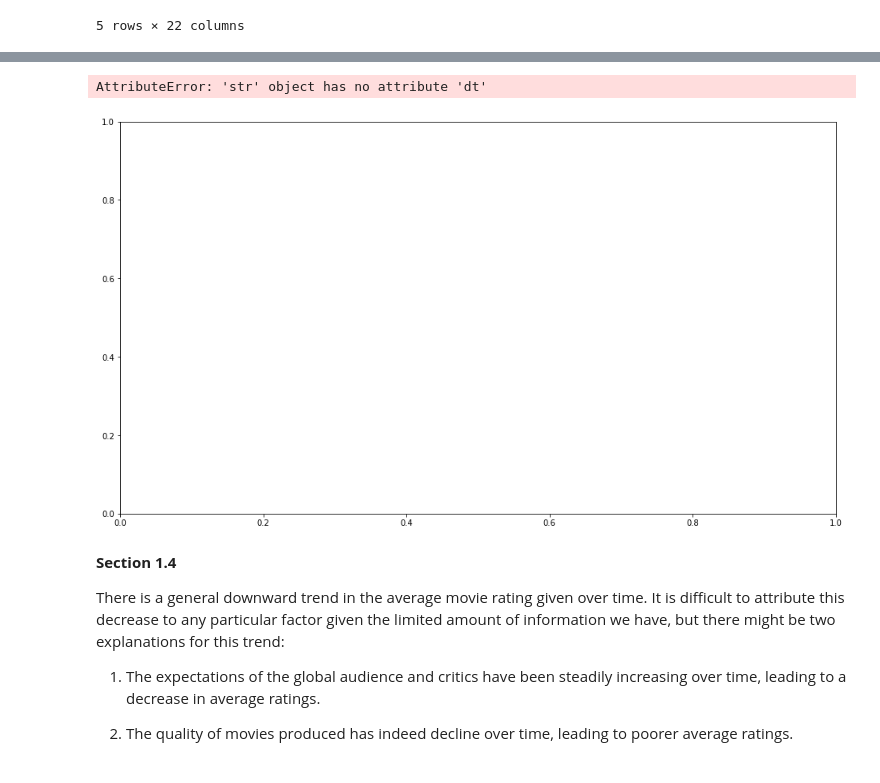
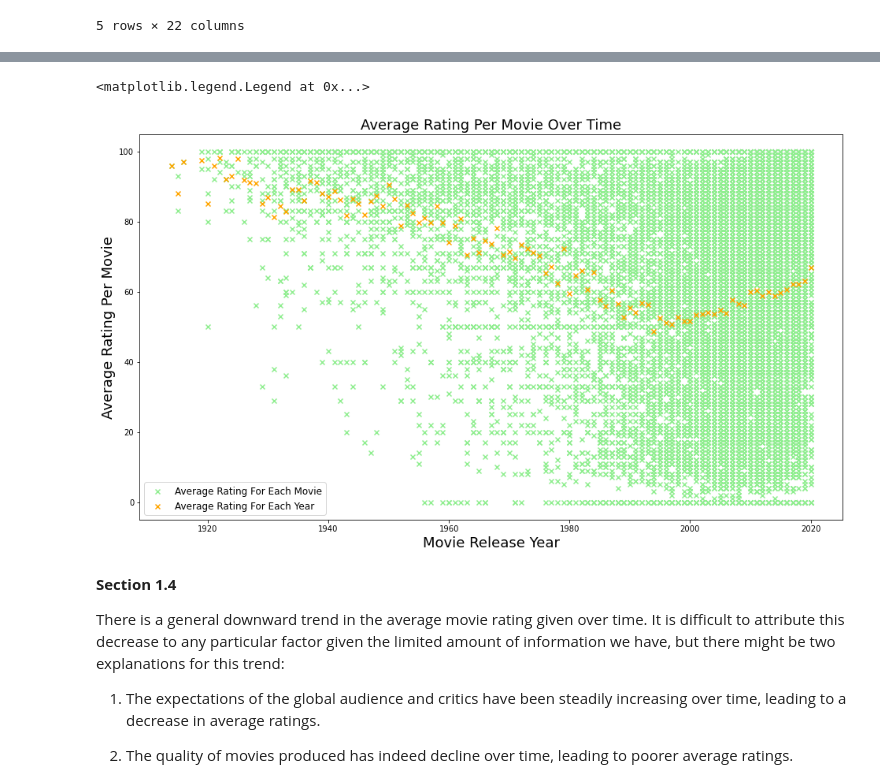
Before and after one commit to codebotx/Movie-rating-prediction, a Jupyter notebook: Movie Rating Prediction Using Naive Bayes.ipynb, the cells around one changed output, grey strips where cells are left out. Cells and saved outputs as stored; diff of their text form; code cells hidden in the pictures.

```diff
--- a/Movie Rating Prediction Using Naive Bayes.ipynb
+++ b/Movie Rating Prediction Using Naive Bayes.ipynb
@@ -140,3 +140,6 @@ movies.head()
 | 3 | m/1000013-12_angry_men | 12 Angry Men (Twelve Angry Men) | Following the closing arguments i... | Sidney Lumet's feature debut is a... | NR | Classics, Drama | Sidney Lumet | ... |
 | 4 | m/1000079-20000_leagues_under_the... | 20,000 Leagues Under The Sea | In 1866, Professor Pierre M. Aron... | One of Disney's finest live-actio... | G | Action & Adventure, Drama, Kids &... | Richard Fleischer | ... |
 5 rows × 22 columns
+# %%
+movies['year']=pd.to_datetime(movies['original_release_date']).dt.year
+movies.head()
@@ -144,4 +155,4 @@ movies.head()
 pd.options.mode.chained_assignment = None
 cleanMovies = movies[~((movies.tomatometer_rating == '0') | (movies.tomatometer_rating == '\\N'))]
 cleanMovies.loc[:,"tomatometer_rating"] = pd.to_numeric(cleanMovies['tomatometer_rating'])
-avgAllMovies = cleanMovies.groupby('original_release_date').mean().tomatometer_rating
+avgAllMovies = cleanMovies.groupby('year').mean().tomatometer_rating
@@ -150,15 +159,14 @@ print([''])
 # %%
 fig, ax = plt.subplots(figsize = (16,9))
-df['']
-plt.scatter(cleanMovies['original_release_date'.dt.year],cleanMovies['tomatometer_rating'], marker = 'x', c = 'lightgreen')
+plt.scatter(cleanMovies['year'],cleanMovies['tomatometer_rating'], marker = 'x', c = 'lightgreen')
 plt.scatter(avgAllMovies.index, avgAllMovies, marker = 'x', c = 'orange')
 ax.set_xlabel('Movie Release Year', fontsize = 18)
 ax.set_ylabel('Average Rating Per Movie', fontsize = 18)
 ax.set_title('Average Rating Per Movie Over Time', fontsize = 18)
 ax.legend(['Average Rating For Each Movie','Average Rating For Each Year'], fontsize = 12)
 # %% [output]
-AttributeError: 'str' object has no attribute 'dt'
+<matplotlib.legend.Legend at 0x...>
-[figure, old version]
+[figure, new version]
 # %% [markdown]
 **Section 1.4**
 
```
Also changed, not shown: parts of 2 cells of this notebook.
